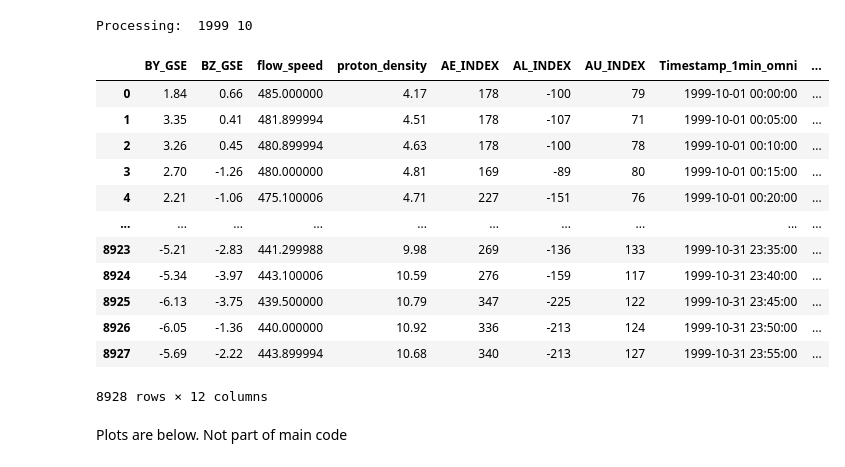
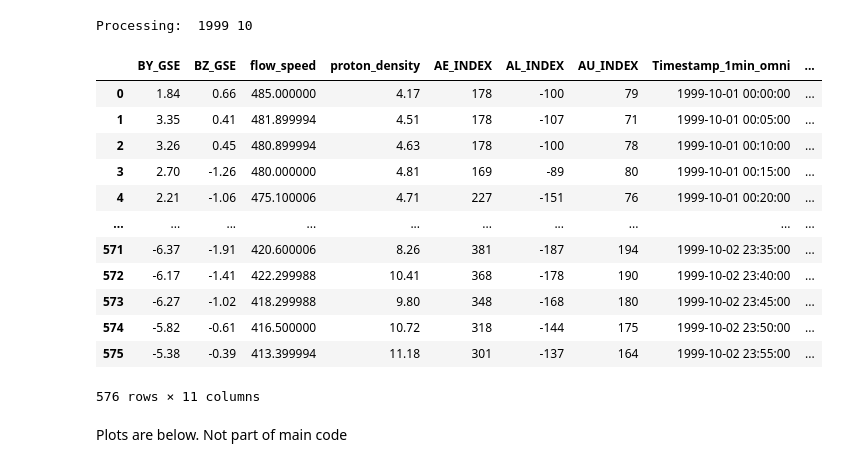
Before and after one commit to reddy-sachin/REPPU-ESN2, a Jupyter notebook: SR_ML/get_omni.ipynb, the cells around one changed output. Saved outputs shown, nothing was run; the diff lists cells and outputs as text; code cells hidden in the pictures.

```diff
--- a/SR_ML/get_omni.ipynb
+++ b/SR_ML/get_omni.ipynb
@@ -77,6 +75,7 @@ for year in years:
         print('Processing: ',year, month)
 
         _, num_days = calendar.monthrange(year, month)
+        num_days = 2
 
         start_time = f'{year}-{month:02d}-{1:02d}T00:00:000Z'
         end_time = f'{year}-{month:02d}-{num_days:02d}T23:59:59Z'
@@ -94,41 +93,41 @@ for year in years:
 
 months_df = pd.concat(months)
 
 def calculate_tilt_angle(row):
     t0 = datetime.datetime(1970, 1, 1)
     t1 = row['Timestamp_1min_omni']
     tdiff = (t1 - t0).total_seconds()
     tilt_angle = geopack.recalc(tdiff) # Calculate dipole tilt angle
 
     return tilt_angle
 
-months_df['tilt_angle'] = months_df.apply(calculate_tilt_angle, axis=1)
+#months_df['tilt_angle'] = months_df.apply(calculate_tilt_angle, axis=1)
 
 months_df = months_df.reset_index(drop=True)
 
 #export_path = f'/Users/sr2/My Drive/Career/Employment/Current/JSPS/Research/Analysis/Apr-24/data/omni/' #macbook
 #export_path = f'/home/ryuho/Documents/reddy/research/SMRAI/Data/OMNI/' #linux
 export_path = f'/home/sachin/Documents/NIPR/Research/Data/OMNI/' #server
 
 df_name = f'omni_hro_5min_1999-10'
 export_filename = export_path + df_name +'.csv'
-months_df.to_csv(export_filename, index=False, header=True)
+#months_df.to_csv(export_filename, index=False, header=True)
 months_df
 # %% [output]
 Processing:  1999 10
 |  | BY_GSE | BZ_GSE | flow_speed | proton_density | AE_INDEX | AL_INDEX | AU_INDEX | Timestamp_1min_omni | ... |
 | 0 | 1.84 | 0.66 | 485.000000 | 4.17 | 178 | -100 | 79 | 1999-10-01 00:00:00 | ... |
 | 1 | 3.35 | 0.41 | 481.899994 | 4.51 | 178 | -107 | 71 | 1999-10-01 00:05:00 | ... |
 | 2 | 3.26 | 0.45 | 480.899994 | 4.63 | 178 | -100 | 78 | 1999-10-01 00:10:00 | ... |
 | 3 | 2.70 | -1.26 | 480.000000 | 4.81 | 169 | -89 | 80 | 1999-10-01 00:15:00 | ... |
 | 4 | 2.21 | -1.06 | 475.100006 | 4.71 | 227 | -151 | 76 | 1999-10-01 00:20:00 | ... |
 | ... | ... | ... | ... | ... | ... | ... | ... | ... | ... |
-| 8923 | -5.21 | -2.83 | 441.299988 | 9.98 | 269 | -136 | 133 | 1999-10-31 23:35:00 | ... |
-| 8924 | -5.34 | -3.97 | 443.100006 | 10.59 | 276 | -159 | 117 | 1999-10-31 23:40:00 | ... |
-| 8925 | -6.13 | -3.75 | 439.500000 | 10.79 | 347 | -225 | 122 | 1999-10-31 23:45:00 | ... |
-| 8926 | -6.05 | -1.36 | 440.000000 | 10.92 | 336 | -213 | 124 | 1999-10-31 23:50:00 | ... |
-| 8927 | -5.69 | -2.22 | 443.899994 | 10.68 | 340 | -213 | 127 | 1999-10-31 23:55:00 | ... |
+| 571 | -6.37 | -1.91 | 420.600006 | 8.26 | 381 | -187 | 194 | 1999-10-02 23:35:00 | ... |
+| 572 | -6.17 | -1.41 | 422.299988 | 10.41 | 368 | -178 | 190 | 1999-10-02 23:40:00 | ... |
+| 573 | -6.27 | -1.02 | 418.299988 | 9.80 | 348 | -168 | 180 | 1999-10-02 23:45:00 | ... |
+| 574 | -5.82 | -0.61 | 416.500000 | 10.72 | 318 | -144 | 175 | 1999-10-02 23:50:00 | ... |
+| 575 | -5.38 | -0.39 | 413.399994 | 11.18 | 301 | -137 | 164 | 1999-10-02 23:55:00 | ... |
-8928 rows × 12 columns
+576 rows × 11 columns
 # %%
 #import_path=r'/Users/sr2/My Drive/Career/Employment/Current/JSPS/Research/Analysis/Apr-24/data/omni/omni_hro_5min_2021-2022.csv'
 import_path = r'omni_hro_5min_2021-2022.csv'
```
Also changed, not shown: parts of 1 cell of this notebook, 2 other files.
